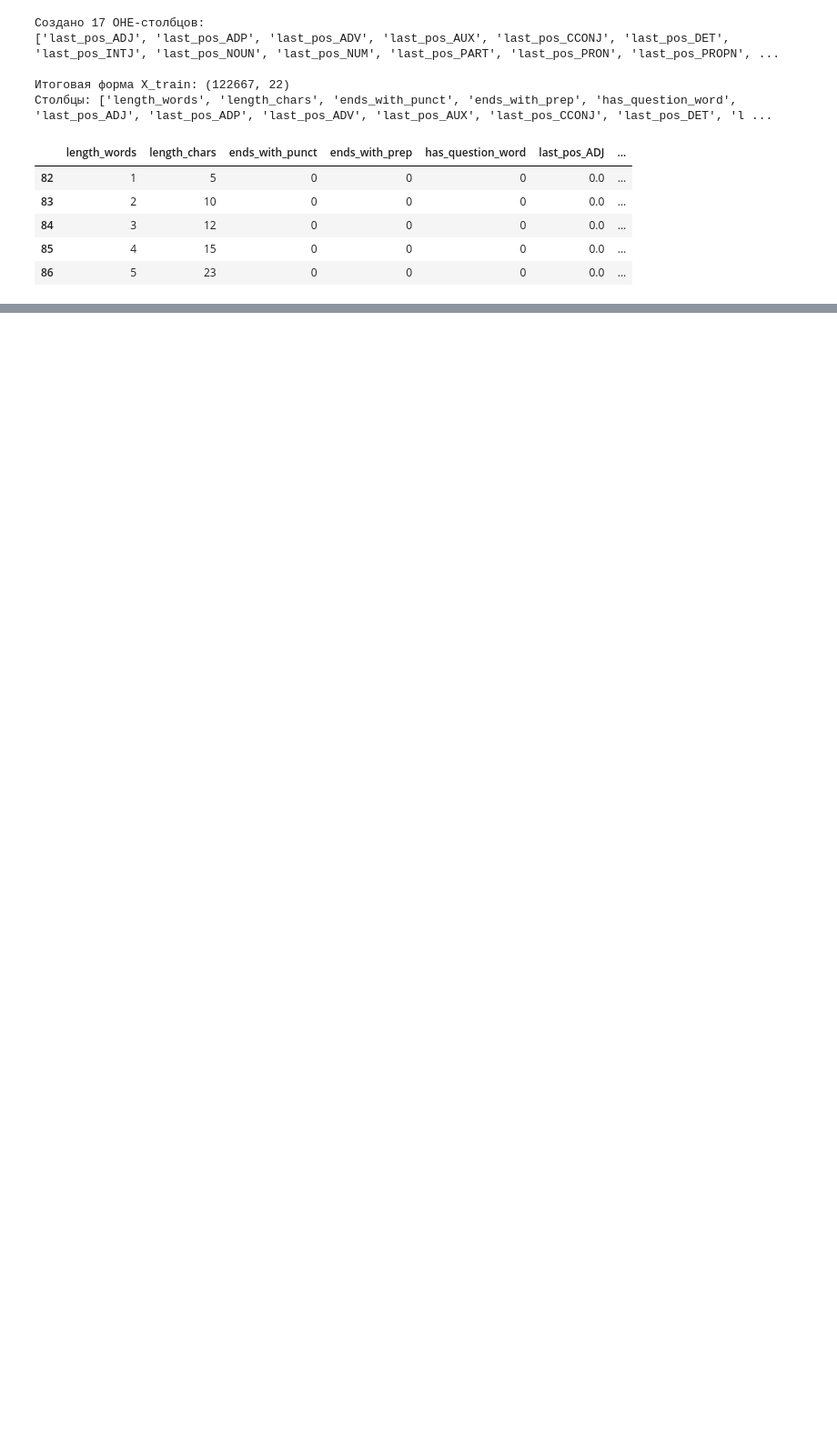
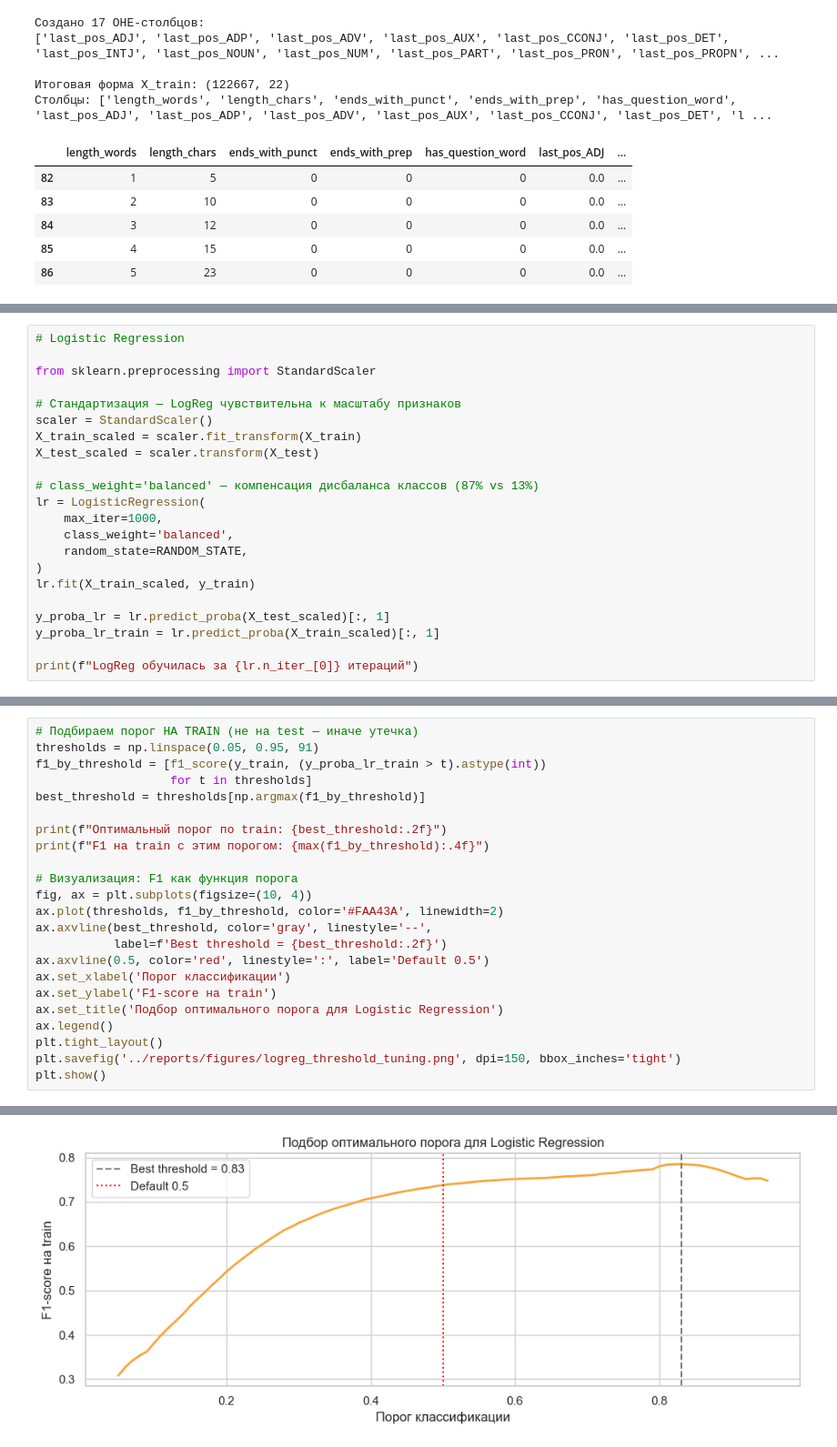
Before and after one commit to bukenov/turn-detector, a Jupyter notebook: notebooks/02_modeling.ipynb, the cells around one changed output, grey strips where cells are left out. Shown at 91% size. Saved outputs shown, nothing was run; the diff lists cells and outputs as text; blank space fills up the shorter version.

Commit message:
feat(model): baseline and logreg with threshold tuning

```diff
--- a/notebooks/02_modeling.ipynb
+++ b/notebooks/02_modeling.ipynb
@@ -153,0 +215,22 @@ X_train.head()
+# %%
+# Logistic Regression
+
+from sklearn.preprocessing import StandardScaler
+
+# Стандартизация — LogReg чувствительна к масштабу признаков
+scaler = StandardScaler()
+X_train_scaled = scaler.fit_transform(X_train)
+X_test_scaled = scaler.transform(X_test)
+
+# class_weight='balanced' — компенсация дисбаланса классов (87% vs 13%)
+lr = LogisticRegression(
+    max_iter=1000,
+    class_weight='balanced',
+    random_state=RANDOM_STATE,
+)
+lr.fit(X_train_scaled, y_train)
+
+y_proba_lr = lr.predict_proba(X_test_scaled)[:, 1]
+y_proba_lr_train = lr.predict_proba(X_train_scaled)[:, 1]
+
+print(f"LogReg обучилась за {lr.n_iter_[0]} итераций")
@@ -153,0 +241,24 @@ X_train.head()
+# %%
+# Подбираем порог НА TRAIN (не на test — иначе утечка)
+thresholds = np.linspace(0.05, 0.95, 91)
+f1_by_threshold = [f1_score(y_train, (y_proba_lr_train > t).astype(int))
+                   for t in thresholds]
+best_threshold = thresholds[np.argmax(f1_by_threshold)]
+
+print(f"Оптимальный порог по train: {best_threshold:.2f}")
+print(f"F1 на train с этим порогом: {max(f1_by_threshold):.4f}")
+
+# Визуализация: F1 как функция порога
+fig, ax = plt.subplots(figsize=(10, 4))
+ax.plot(thresholds, f1_by_threshold, color='#FAA43A', linewidth=2)
+ax.axvline(best_threshold, color='gray', linestyle='--',
+           label=f'Best threshold = {best_threshold:.2f}')
+ax.axvline(0.5, color='red', linestyle=':', label='Default 0.5')
+ax.set_xlabel('Порог классификации')
+ax.set_ylabel('F1-score на train')
+ax.set_title('Подбор оптимального порога для Logistic Regression')
+ax.legend()
+plt.tight_layout()
+plt.savefig('../reports/figures/logreg_threshold_tuning.png', dpi=150, bbox_inches='tight')
+plt.show()
+# %% [output]
@@ -153,0 +267 @@ X_train.head()
+[figure, added]
```
Also changed, not shown: parts of 10 cells of this notebook, 2 other files.
